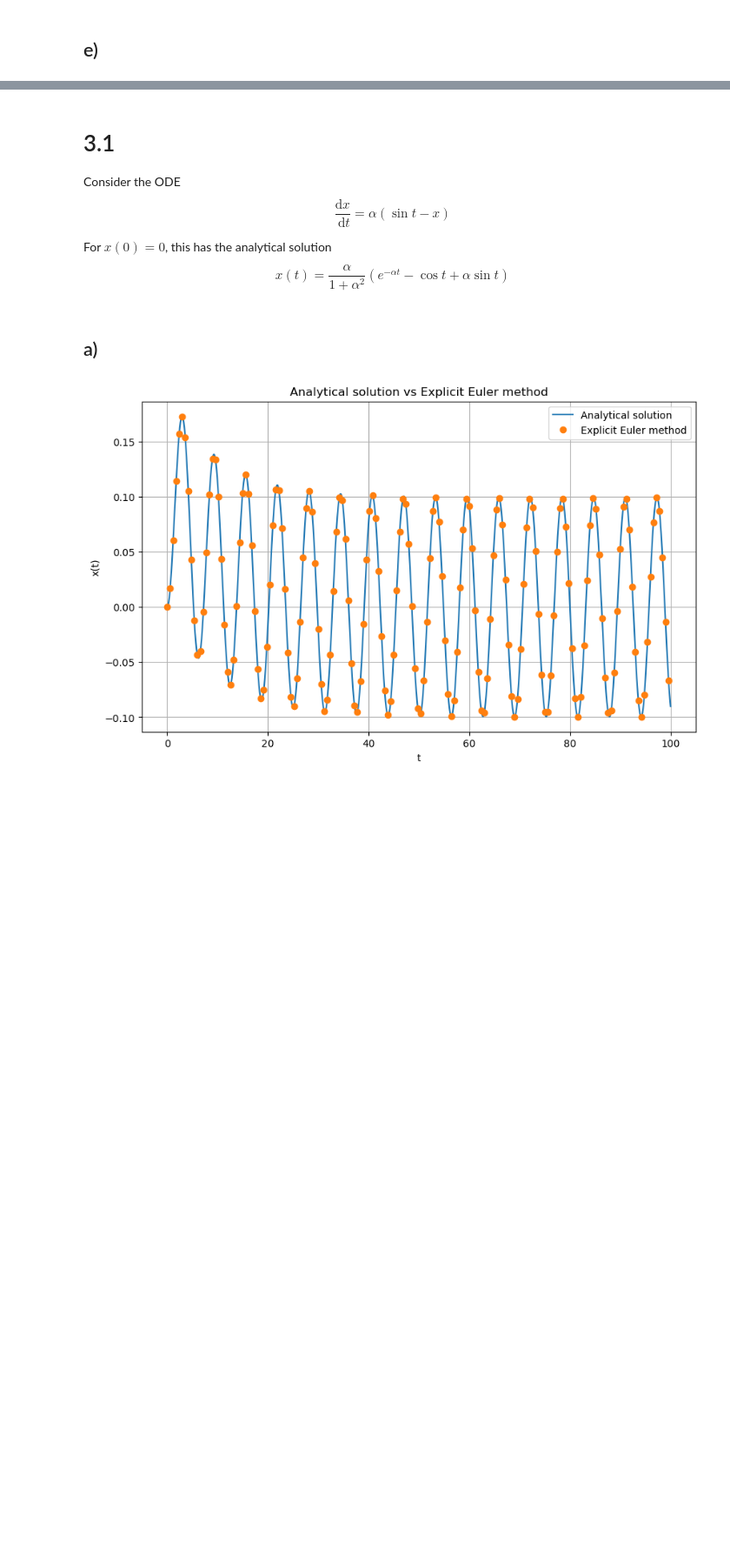
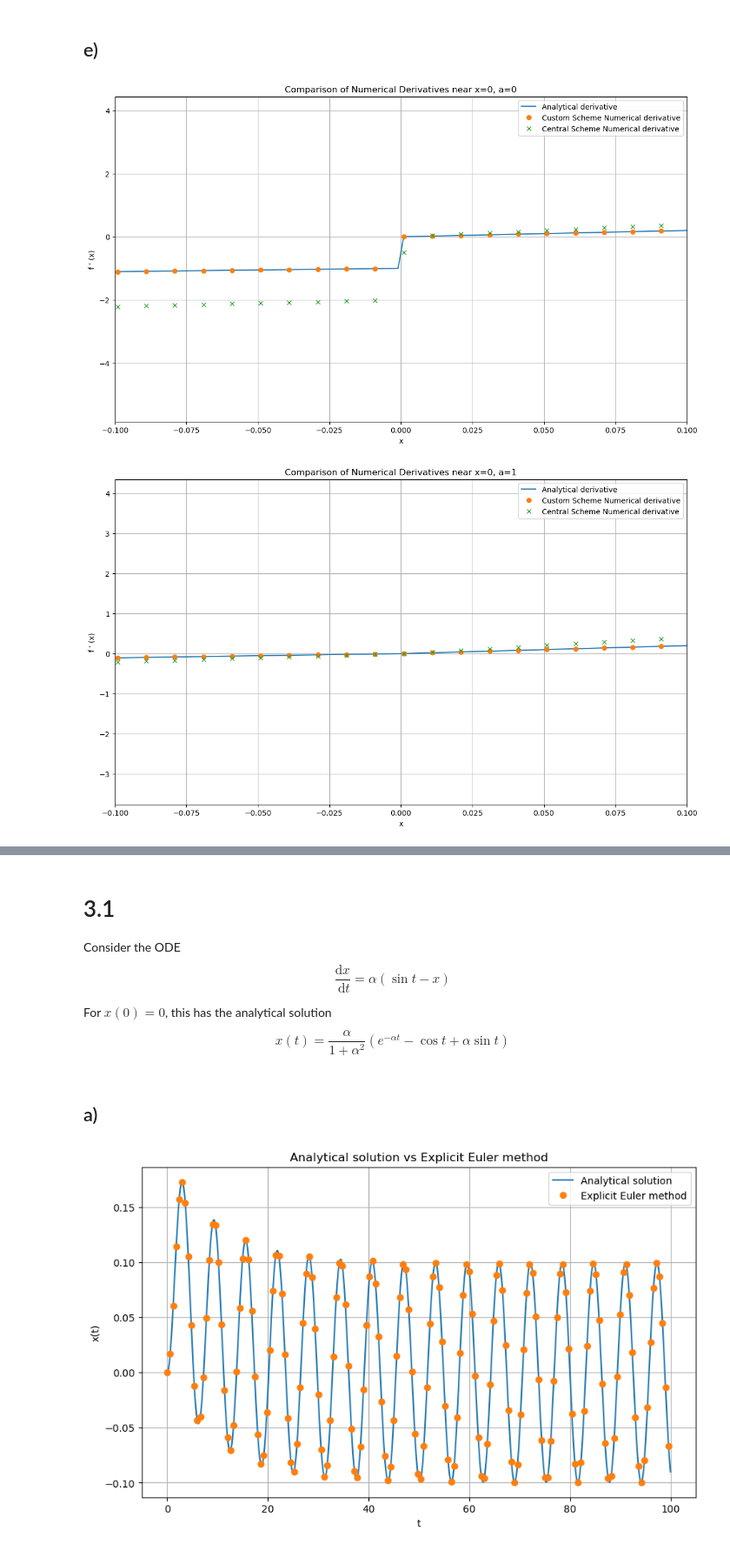
Before and after one commit to Katikistan/NumeP, a Jupyter notebook: week1/week1.ipynb, the cells around one changed output, grey strips where cells are left out. Shown at 87% size. Saved outputs shown, nothing was run; the diff lists cells and outputs as text; code cells hidden in the pictures; blank space fills up the shorter version.

```diff
--- a/week1/week1.ipynb
+++ b/week1/week1.ipynb
@@ -246,2 +291,24 @@ for a in a_values:
 # %% [markdown]
 ## e)
+# %%
+# First derivative calculation using the central difference scheme
+for a in a_values:
+    f_prime_central = A @ f(x, a) / dx
+    f_prime_numerical = A2 @ f(x, a) / dx
+    analytical_derivative = f_prime(x, a)
+
+    # Plotting the results near x = 0 for comparison
+    plt.figure(figsize=(14, 8))
+    plt.plot(x, analytical_derivative, label='Analytical derivative')
+    plt.plot(x[::5], f_prime_numerical[::5],'o', label='Custom Scheme Numerical derivative')
+    plt.plot(x[::5], f_prime_central[::5],'x', label='Central Scheme Numerical derivative')
+    plt.title(f"Comparison of Numerical Derivatives near x=0, a={a}")
+    plt.xlabel('x')
+    plt.ylabel("f ' (x)")
+    plt.xlim(-0.1, 0.1)  # Zoom in near x=0
+    plt.legend()
+    plt.grid(True)
+    plt.show()
+# %% [output]
+[figure, added]
+[figure, added]
```
Also changed, not shown: parts of 6 cells of this notebook.
